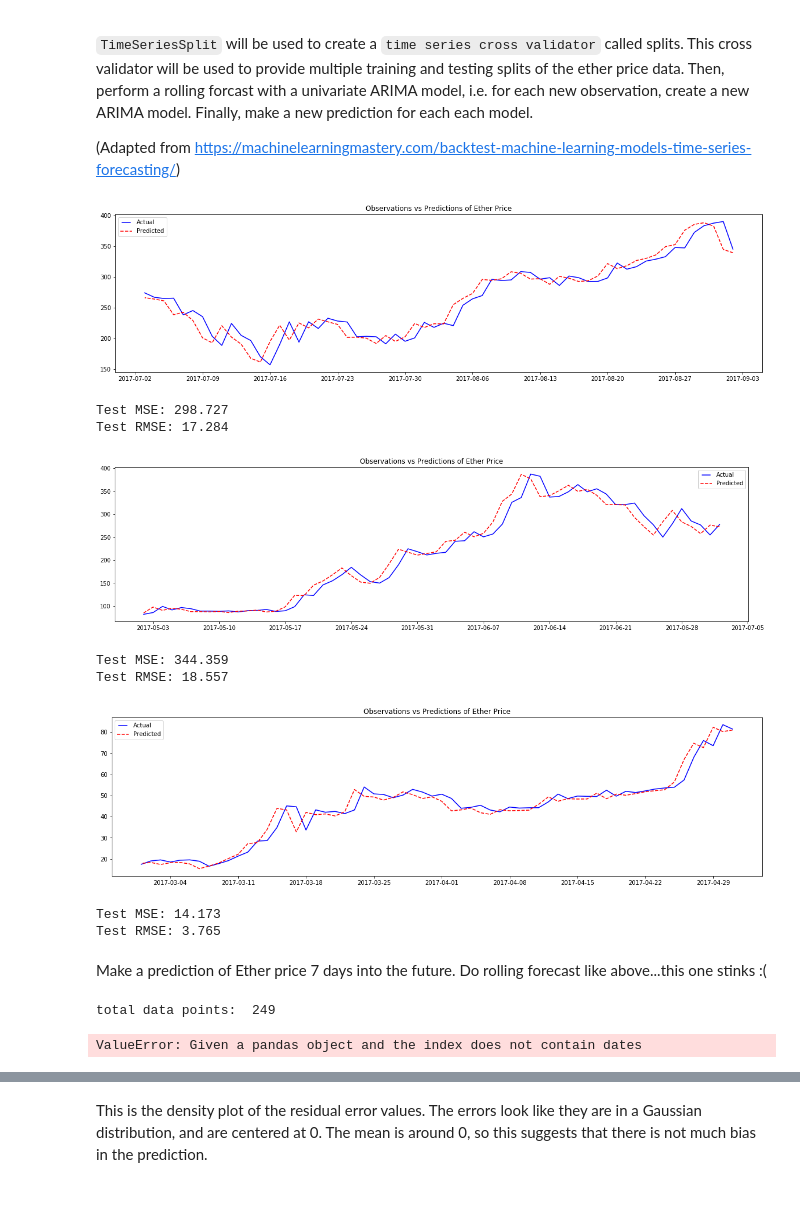
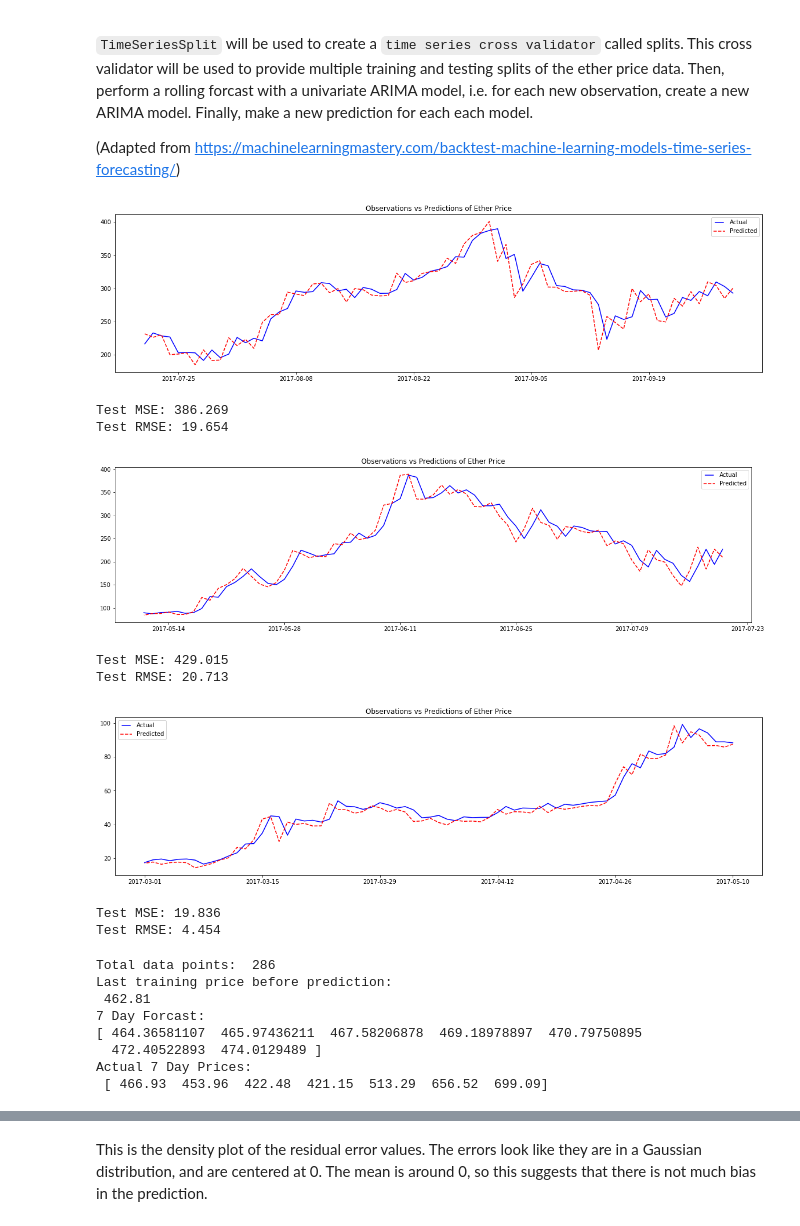
Before and after one commit to Smarker/udacity-ml, a Jupyter notebook: projects/capstone/MLCapstone.ipynb, the cells around one changed output, grey strips where cells are left out. Cells and saved outputs as stored; diff of their text form; code cells hidden in the pictures; blank space fills up the shorter version.

Commit message:
Start on LSTM model.

```diff
--- a/projects/capstone/MLCapstone.ipynb
+++ b/projects/capstone/MLCapstone.ipynb
@@ -515,4 +461,5 @@ I will use a **Total Correlation Chart** (also known as Auto – correlation Fun
 # %%
-from statsmodels.graphics.tsaplots import plot_acf
+from statsmodels.graphics.tsaplots import plot_acf, plot_pacf
 fig = plot_acf(x=ts_first_differences['Price'], lags=5)
+fig = plot_pacf(x=ts_first_differences['Price'], lags=5)
 # %% [output]
@@ -646,72 +591,81 @@ from math import sqrt
 
 splits = TimeSeriesSplit(n_splits=3)
 
+ORDER = (1,1,0)
+
 for train_indices, test_indices in splits.split(ts):
     train = ts.iloc[train_indices]
     test = ts.iloc[test_indices]
 
     # Drop NaN
     train = train.dropna()
+    test = test.dropna()
 
     # Historical Ether prices
     history = [x for x in train['Price']]
 
     # Rolling forecast with the ARIMA model - make a new model for each new observation
     predictions = list()
     for t in range(len(test)):
-        model = ARIMA(history, order=(0,1,1))
+        model = ARIMA(history, order=ORDER)
         model_fit = model.fit(disp=0)
         output = model_fit.forecast() # To predict 7 steps out, set steps = 7
         yhat = output[0][0]
         predictions.append(yhat)
         obs = test.iloc[t]['Price']
         history.append(obs)
         # print('predicted=%f, expected=%f' % (yhat, obs))
 
     fig, ax = pyplot.subplots(figsize=(20, 5))
     ax.set_title('Observations vs Predictions of Ether Price')
     line1, = ax.plot(test['Date'],test['Price'], 'b', label='Actual')
     line2, = ax.plot(test['Date'], predictions, 'r--', label='Predicted')
     plt.legend(handler_map={line1: HandlerLine2D(numpoints=4)})
     pyplot.show()
 
     mse = mean_squared_error(test['Price'].values, predictions)
     rmse = sqrt(mean_squared_error(test['Price'].values, predictions))
     print('Test MSE: %.3f' % mse)
     print('Test RMSE: %.3f' % rmse)
 # %% [output]
-[figure, old version]
+[figure, new version]
-Test MSE: 298.727
-Test RMSE: 17.284
+Test MSE: 386.269
+Test RMSE: 19.654
-[figure, old version]
+[figure, new version]
-Test MSE: 344.359
-Test RMSE: 18.557
+Test MSE: 429.015
+Test RMSE: 20.713
-[figure, old version]
+[figure, new version]
-Test MSE: 14.173
-Test RMSE: 3.765
+Test MSE: 19.836
+Test RMSE: 4.454
-# %% [markdown]
-Make a prediction of Ether price 7 days into the future. Do rolling forecast like above...this one stinks :(
 # %%
 import numpy as np
 
-# Train on 80% of the data and test on 20%
-print('total data points: ', len(ts))
+# Train on all but the last 7 data points. Test on the next 7 data points.
+print('Total data points: ', len(ts))
 
-ts_reversed = ts.copy(deep=True).iloc[::-1] # reverse the dataframe to predict in the future
-train_index = int(len(ts) * .8)
+# Split into Training and Testing Data
+ts_reversed = ts.copy(deep=True).iloc[::-1].set_index('Date') # reverse the dataframe to predict in the future
+train_index = len(ts) - 1 - 7 # subtract last 7 days to predict
+
 train = ts_reversed[0:train_index]
 test = ts_reversed[train_index:len(ts) - 1]
-model = ARIMA(train['Price'], order=(0,1,1))
+
+# Fit ARIMA Model
+model = ARIMA(train['Price'], order=ORDER)
 model_fit = model.fit(disp=0)
 forecast = model_fit.forecast(steps=7) # To predict 7 steps out, set steps = 7
 
-# invert the differenced forecast to something usable
+last_train_price = train.iloc[len(train) - 1]['Price']
+print('Last training price before prediction:\n', last_train_price)
+print("7 Day Forcast:")
 print(forecast[0])
-
-last_train_price = train.iloc[len(train) - 1]['Price']
-next_seven_test_prices = test.iloc[np.arange(len(test)-8,len(test)-1)].values.flatten()
-print('Last training price:\n', last_train_price)
-print('Next 7 testing prices:\n', next_seven_test_prices)
+print('Actual 7 Day Prices:\n', test['Price'].values)
 # %% [output]
-total data points:  249
+Total data points:  286
+Last training price before prediction:
+ 462.81
+7 Day Forcast:
+[ 464.36581107  465.97436211  467.58206878  469.18978897  470.79750895
+  472.40522893  474.0129489 ]
+Actual 7 Day Prices:
+ [ 466.93  453.96  422.48  421.15  513.29  656.52  699.09]
-ValueError: Given a pandas object and the index does not contain dates
```
Also changed, not shown: parts of 61 cells of this notebook.
